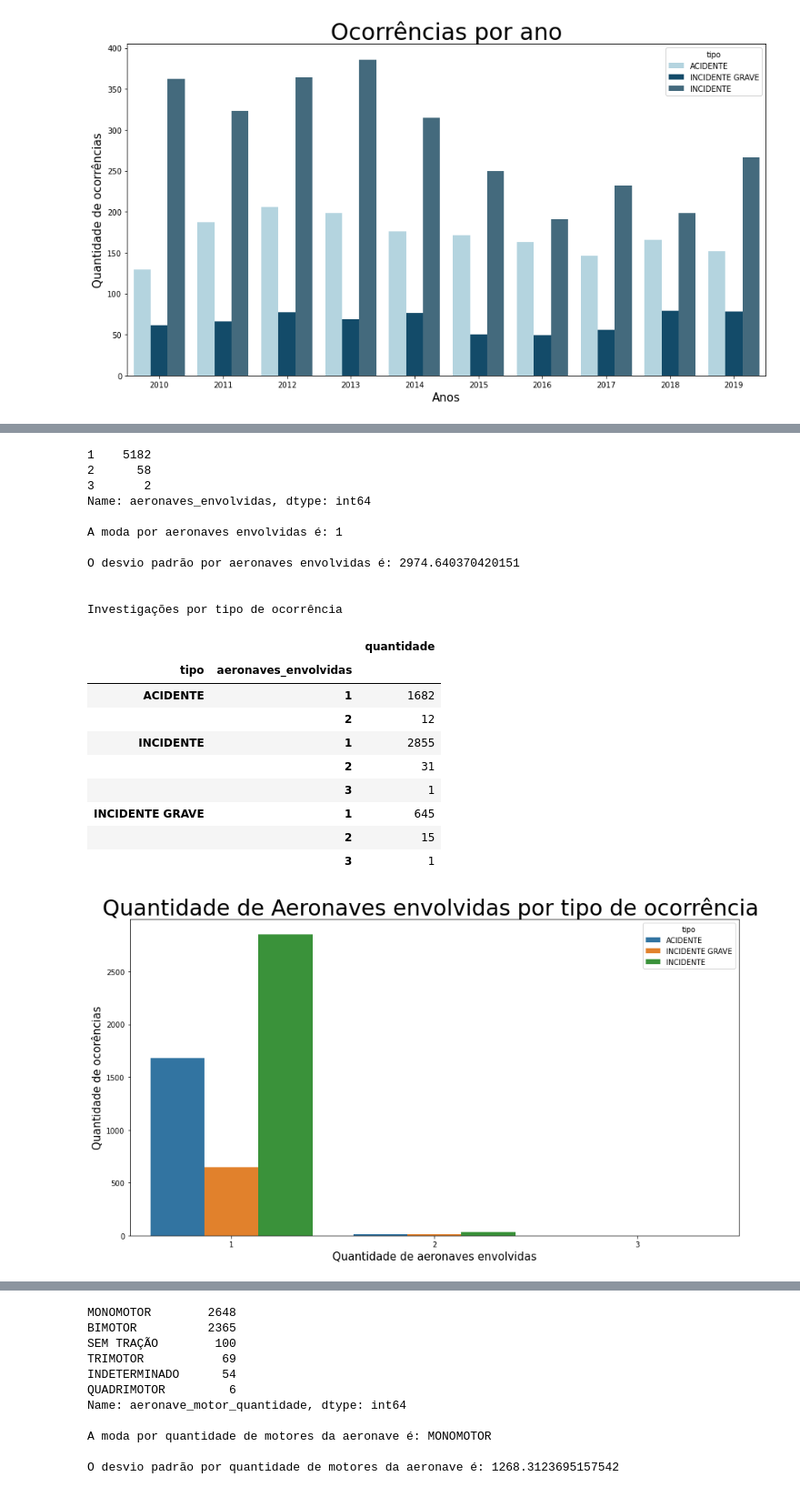
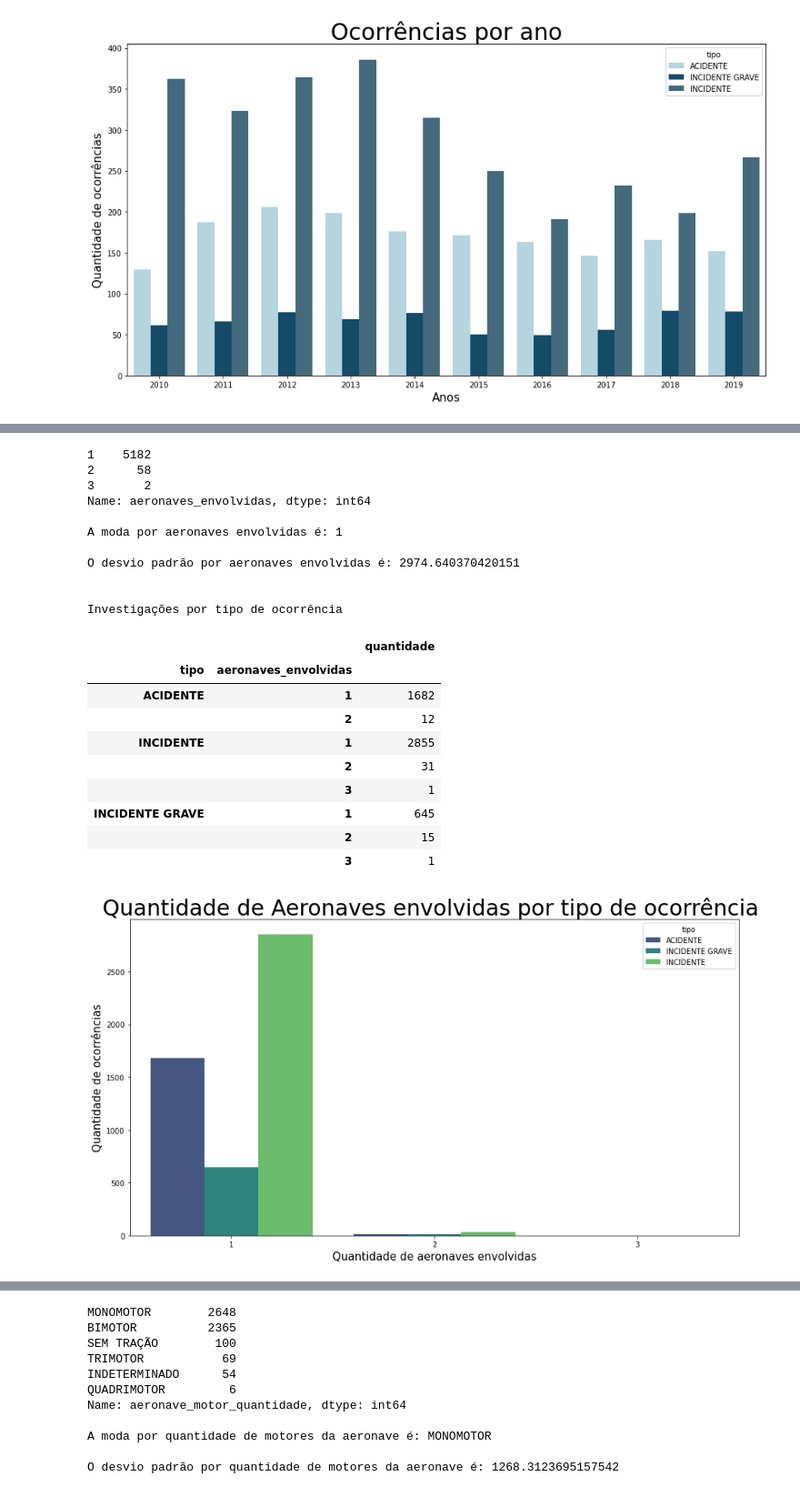
Before and after one commit to SouzaAllan/ESTUDO_CENIPA_2010-2019, a Jupyter notebook: PROJETO V2/PROJETO V2.ipynb, the cells around one changed output, grey strips where cells are left out. Shown: that part at 91% size. Cells and saved outputs as stored; diff of their text form; code cells hidden in the pictures.

```diff
--- a/PROJETO V2/PROJETO V2.ipynb
+++ b/PROJETO V2/PROJETO V2.ipynb
@@ -4,7 +4,7 @@ import seaborn as sns
 import matplotlib.pyplot as plt
 import statistics as sts
 # %%
-df_CENIPA = pd.read_csv("https://raw.githubusercontent.com/EdsonMSouza/08_T22_QUI_N/main/CENIPA/ocorrencias_cenipa.csv", sep=';', encoding='latin-1')
+df_CENIPA = pd.read_csv("https://raw.githubusercontent.com/SouzaAllan/ESTUDO_CENIPA_2010-2019/main/PROJETO%20V2/ocorrencias_cenipa.csv", sep=';', encoding='latin-1')
 # %%
 print('Colunas exixtentes no data frame :{}'.format(df_CENIPA.columns.values)) #valores das colunas
 
@@ -661,10 +632,10 @@ moda_aeronaves_envolvidas = sts.mode(coluna_aeronaves_envolvidas)
 desvio_aeronaves_envolvidas = sts.stdev(incac_aeronaves_envolvidas)
 
 plt.figure(figsize = (15,8))
-sns.countplot(data = df_CENIPA, x ='aeronaves_envolvidas', hue = 'tipo' )
+sns.countplot(data = df_CENIPA, x ='aeronaves_envolvidas', hue = 'tipo', palette = 'viridis' )
 
 plt.xlabel('Quantidade de aeronaves envolvidas', fontdict={'fontsize': 15})
-plt.ylabel('Quantidade de ocorências', fontdict={'fontsize': 15})
+plt.ylabel('Quantidade de ocorrências', fontdict={'fontsize': 15})
 
 plt.title('Quantidade de Aeronaves envolvidas por tipo de ocorrência ', fontdict={'fontsize': 30})
 
@@ -673,34 +644,34 @@ print(incac_aeronaves_envolvidas)
 print('')
 print('A moda por aeronaves envolvidas é: {}'.format(moda_aeronaves_envolvidas))
 print('')
 print('O desvio padrão por aeronaves envolvidas é: {}'.format(desvio_aeronaves_envolvidas))
 print('')
 print('')
 print('Investigações por tipo de ocorrência')
 df_CENIPA.groupby(['tipo', 'aeronaves_envolvidas']).agg({'quantidade':'count'})
 # %% [output]
 1    5182
 2      58
 3       2
 Name: aeronaves_envolvidas, dtype: int64
 
 A moda por aeronaves envolvidas é: 1
 
 O desvio padrão por aeronaves envolvidas é: 2974.640370420151
 
 
 Investigações por tipo de ocorrência
 |  |  | quantidade |
 | tipo | aeronaves_envolvidas |  |
 | ACIDENTE | 1 | 1682 |
 |  | 2 | 12 |
 | INCIDENTE | 1 | 2855 |
 |  | 2 | 31 |
 |  | 3 | 1 |
 | INCIDENTE GRAVE | 1 | 645 |
 |  | 2 | 15 |
 |  | 3 | 1 |
-[figure, old version]
+[figure, new version]
 # %%
 coluna_ocorrencia_saida_pista = df_CENIPA['ocorrencia_saida_pista']
 incac_ocorrencia_saida_pista = coluna_ocorrencia_saida_pista.value_counts()
```
Also changed, not shown: parts of 20 cells of this notebook.
